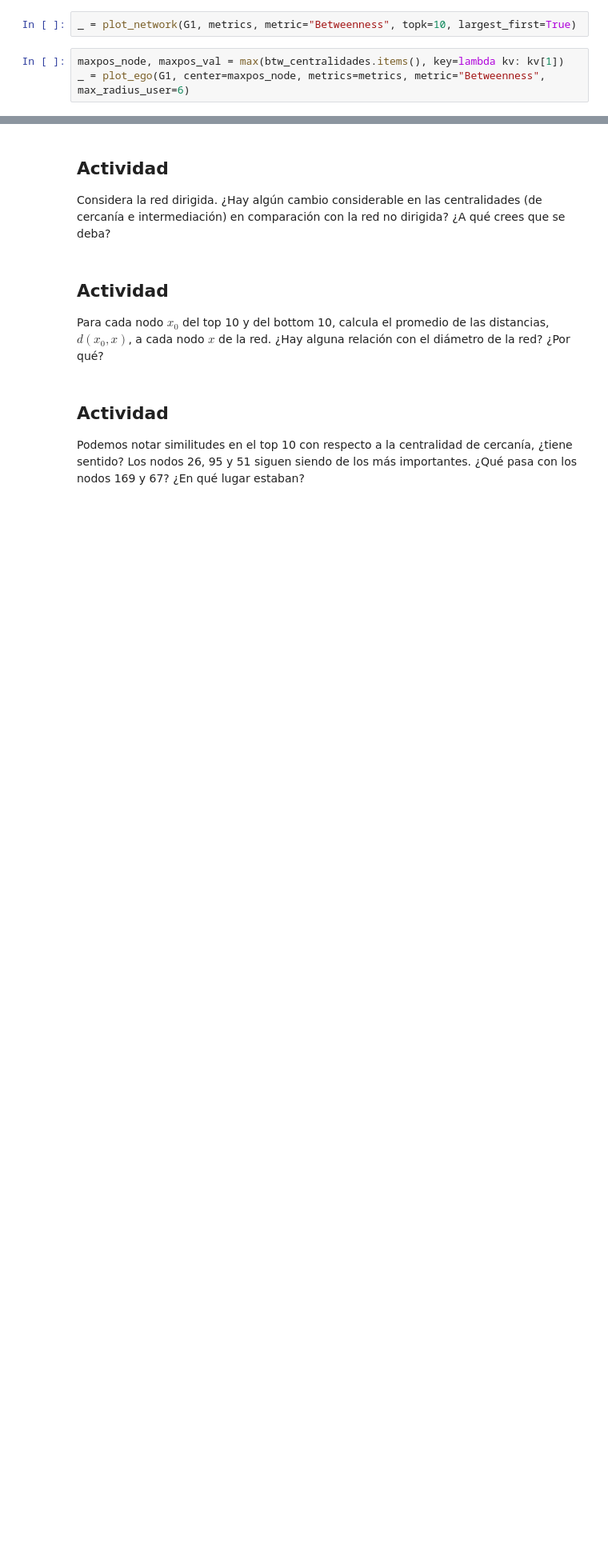
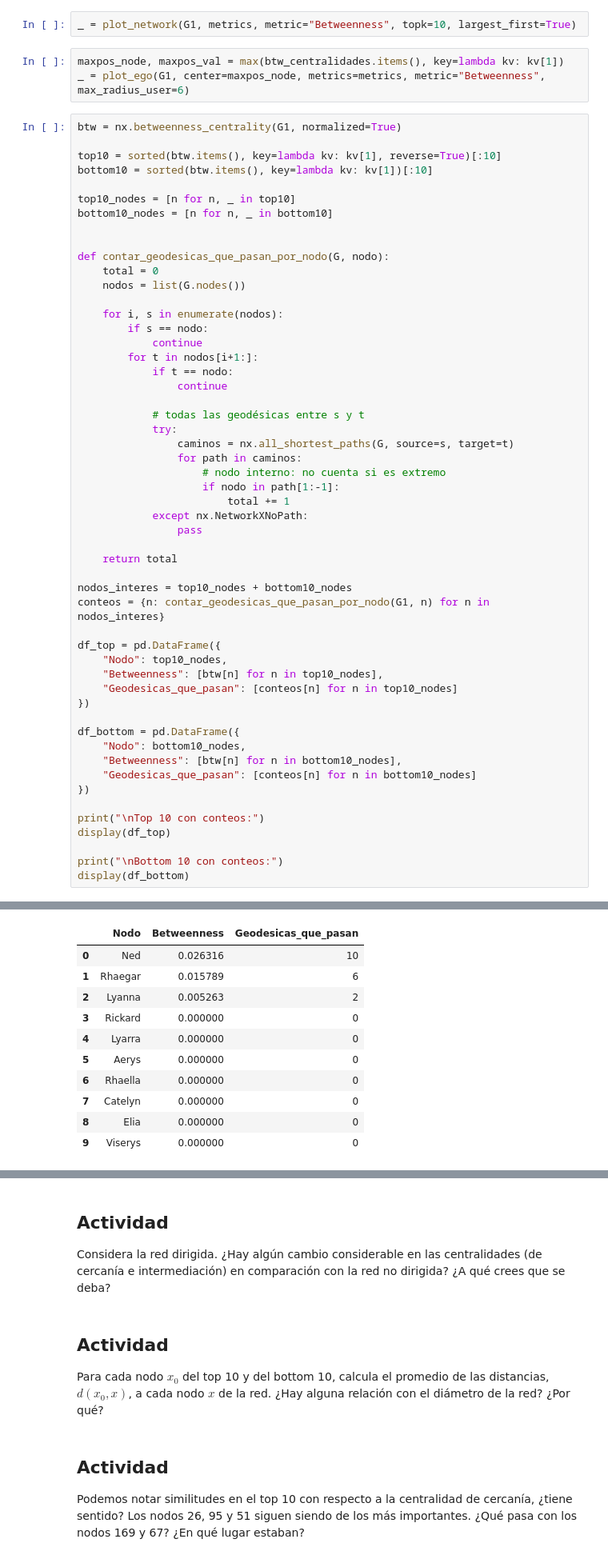
Before and after one commit to heritaco/LDS1121-Complex-Networks, a Jupyter notebook: notebooks/07 Centralidad de cercanía e intermediacion/00 Familia No Dirigida.ipynb, the cells around one changed output, grey strips where cells are left out. Shown at 80% size. Saved outputs shown, nothing was run; the diff lists cells and outputs as text; blank space fills up the shorter version.

```diff
--- a/notebooks/07 Centralidad de cercanía e intermediacion/00 Familia No Dirigida.ipynb
+++ b/notebooks/07 Centralidad de cercanía e intermediacion/00 Familia No Dirigida.ipynb
@@ -1199,3 +1199,57 @@ _ = plot_network(G1, metrics, metric="Betweenness", topk=10, largest_first=True)
 # %%
 maxpos_node, maxpos_val = max(btw_centralidades.items(), key=lambda kv: kv[1])
 _ = plot_ego(G1, center=maxpos_node, metrics=metrics, metric="Betweenness", max_radius_user=6)
+# %%
+btw = nx.betweenness_centrality(G1, normalized=True)
+
+top10 = sorted(btw.items(), key=lambda kv: kv[1], reverse=True)[:10]
+bottom10 = sorted(btw.items(), key=lambda kv: kv[1])[:10]
+
+top10_nodes = [n for n, _ in top10]
+bottom10_nodes = [n for n, _ in bottom10]
+
+
+def contar_geodesicas_que_pasan_por_nodo(G, nodo):
+    total = 0
+    nodos = list(G.nodes())
+
+    for i, s in enumerate(nodos):
+        if s == nodo:
+            continue
+        for t in nodos[i+1:]:
+            if t == nodo:
+                continue
+
+            # todas las geodésicas entre s y t
+            try:
+                caminos = nx.all_shortest_paths(G, source=s, target=t)
+                for path in caminos:
+                    # nodo interno: no cuenta si es extremo
+                    if nodo in path[1:-1]:
+                        total += 1
+            except nx.NetworkXNoPath:
+                pass
+
+    return total
+
+nodos_interes = top10_nodes + bottom10_nodes
+conteos = {n: contar_geodesicas_que_pasan_por_nodo(G1, n) for n in nodos_interes}
+
+df_top = pd.DataFrame({
+    "Nodo": top10_nodes,
+    "Betweenness": [btw[n] for n in top10_nodes],
+    "Geodesicas_que_pasan": [conteos[n] for n in top10_nodes]
+})
+
+df_bottom = pd.DataFrame({
+    "Nodo": bottom10_nodes,
+    "Betweenness": [btw[n] for n in bottom10_nodes],
+    "Geodesicas_que_pasan": [conteos[n] for n in bottom10_nodes]
+})
+
+print("\nTop 10 con conteos:")
+display(df_top)
+
+print("\nBottom 10 con conteos:")
+display(df_bottom)
+# %% [output]
@@ -1201,0 +1257,11 @@ _ = plot_ego(G1, center=maxpos_node, metrics=metrics, metric="Betweenness", max_
+|  | Nodo | Betweenness | Geodesicas_que_pasan |
+| 0 | Ned | 0.026316 | 10 |
+| 1 | Rhaegar | 0.015789 | 6 |
+| 2 | Lyanna | 0.005263 | 2 |
+| 3 | Rickard | 0.000000 | 0 |
+| 4 | Lyarra | 0.000000 | 0 |
+| 5 | Aerys | 0.000000 | 0 |
+| 6 | Rhaella | 0.000000 | 0 |
+| 7 | Catelyn | 0.000000 | 0 |
+| 8 | Elia | 0.000000 | 0 |
+| 9 | Viserys | 0.000000 | 0 |
```
Also changed, not shown: parts of 23 cells of this notebook, 6 other files.
